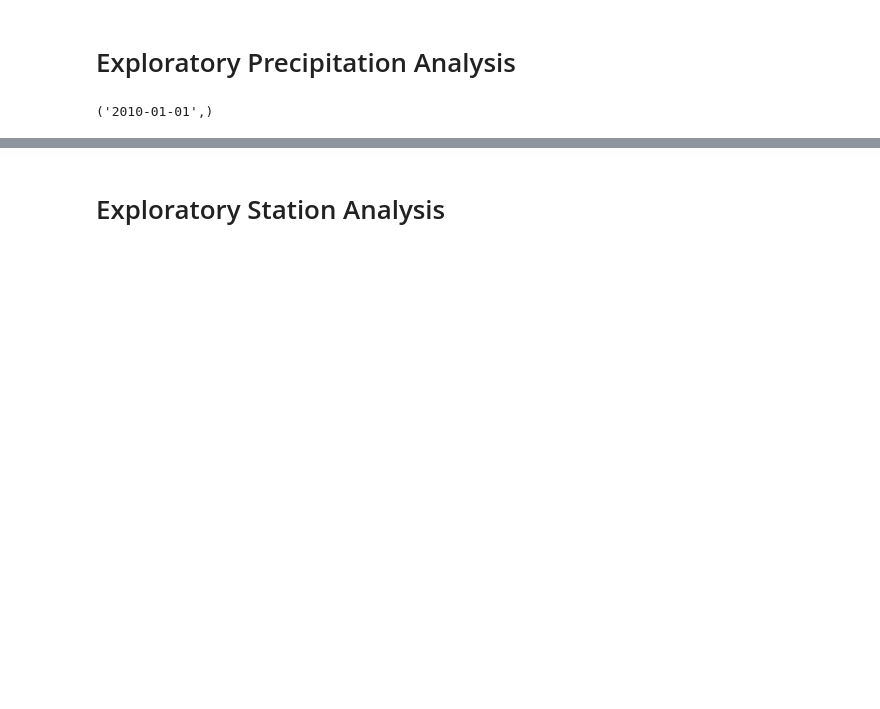
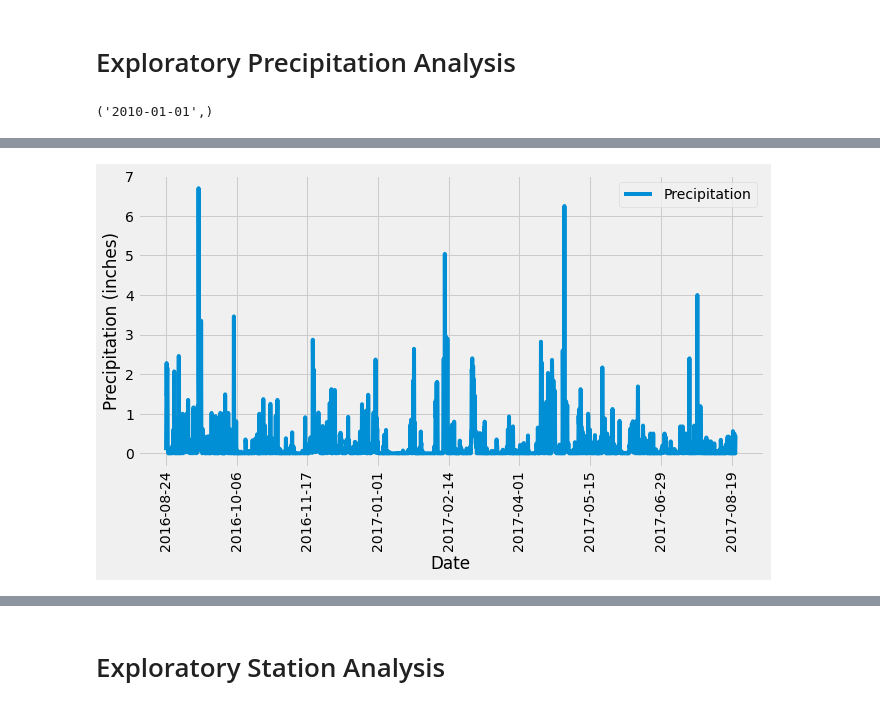
Before and after one commit to ailiushin/sqlalchemy-challenge, a Jupyter notebook: climate.ipynb, the cells around one changed output, grey strips where cells are left out. Drawn from its saved outputs; the diff is of its cells as text; code cells hidden in the pictures; blank space fills up the shorter version.

```diff
--- a/climate.ipynb
+++ b/climate.ipynb
@@ -45,17 +45,26 @@ session.query(Measurement.date).order_by(Measurement.date).first()
 # %%
 # Design a query to retrieve the last 12 months of precipitation data and plot the results.
 # Starting from the most recent data point in the database.
+first_date = session.query(Measurement.date).order_by(Measurement.date).first()
 
 # Calculate the date one year from the last date in data set.
+last_date = session.query(Measurement.date).order_by(Measurement.date.desc()).first()
 
+#converting to date time then calculatig date veriance from today's date
+new_last_date = dt.datetime.strptime(last_date[0], '%Y-%m-%d')
+begin_date = new_last_date - dt.timedelta(days=365)
+# print(begin_date)
 
 # Perform a query to retrieve the data and precipitation scores
-
+sel = [Measurement.date,Measurement.prcp]
+results = session.query(*sel).filter(Measurement.date >= begin_date).all()
 
 # Save the query results as a Pandas DataFrame and set the index to the date column
+precipitation = pd.DataFrame(results, columns=['Date','Precipitation'])
 
-
+#removing null values then setting date as index column
+precipitation = precipitation.dropna(how='any')
+precipitation = precipitation.set_index("Date")
 # Sort the dataframe by date
-
-
-# Use Pandas Plotting with Matplotlib to plot the data
+precipitation = precipitation.sort_values(["Date"], ascending=True)
+precipitation.head()
@@ -62,2 +79,8 @@ session.query(Measurement.date).order_by(Measurement.date).first()
+# %%
+# Use Pandas Plotting with Matplotlib to plot the data
+graph = precipitation.plot(rot = 90, xlabel='Date', ylabel = "Precipitation (inches)", figsize=(10,5))
+plt.show()
+# %% [output]
+[figure, added]
 # %%
 # Use Pandas to calcualte the summary statistics for the precipitation data
```
Also changed, not shown: parts of 7 cells of this notebook, 1 other file.
